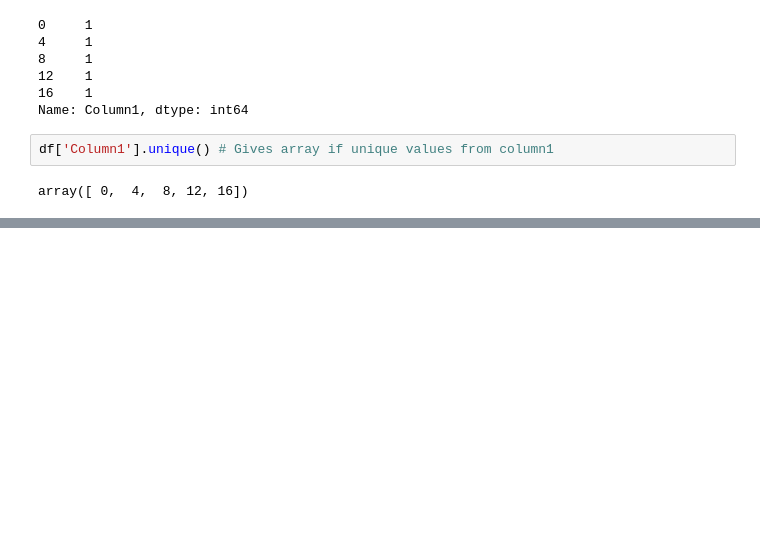
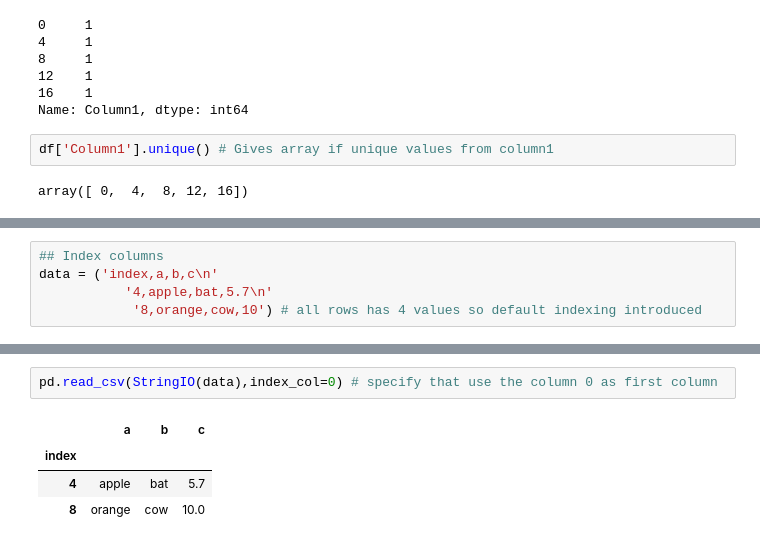
Before and after one commit to mappy92/Data-Science-learning, a Jupyter notebook: Complete Python and Machine Learning/5. Pandas Tutorial.ipynb, the cells around one changed output, grey strips where cells are left out. Saved outputs shown, nothing was run; the diff lists cells and outputs as text; blank space fills up the shorter version.

```diff
--- a/Complete Python and Machine Learning/5. Pandas Tutorial.ipynb
+++ b/Complete Python and Machine Learning/5. Pandas Tutorial.ipynb
@@ -78,0 +185,5 @@ array([ 0,  4,  8, 12, 16])
+# %%
+## Index columns
+data = ('index,a,b,c\n'
+           '4,apple,bat,5.7\n'
+            '8,orange,cow,10') # all rows has 4 values so default indexing introduced
@@ -78,0 +196,7 @@ array([ 0,  4,  8, 12, 16])
+# %%
+pd.read_csv(StringIO(data),index_col=0) # specify that use the column 0 as first column
+# %% [output]
+|  | a | b | c |
+| index |  |  |  |
+| 4 | apple | bat | 5.7 |
+| 8 | orange | cow | 10.0 |
```
Also changed, not shown: parts of 29 cells of this notebook, 2 other files.
